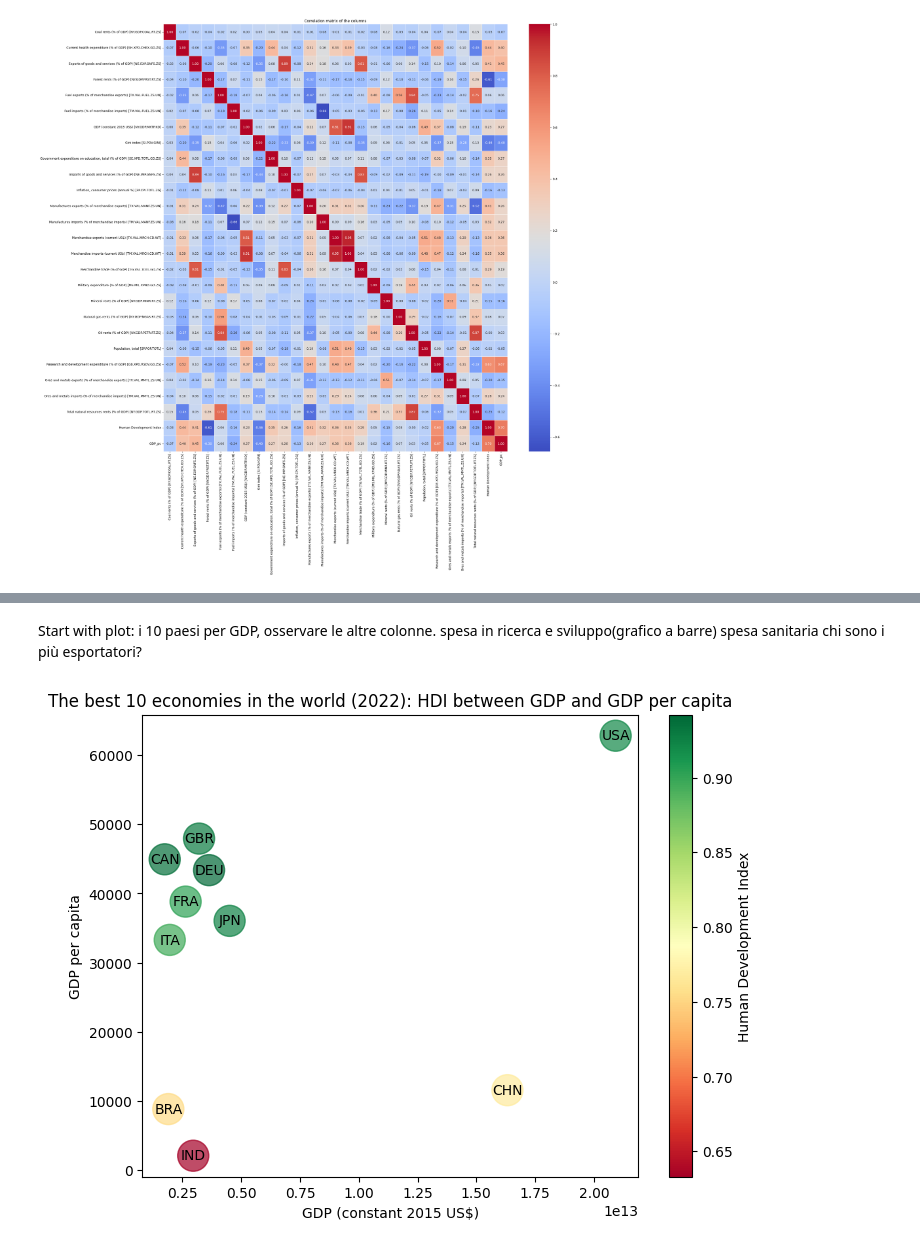
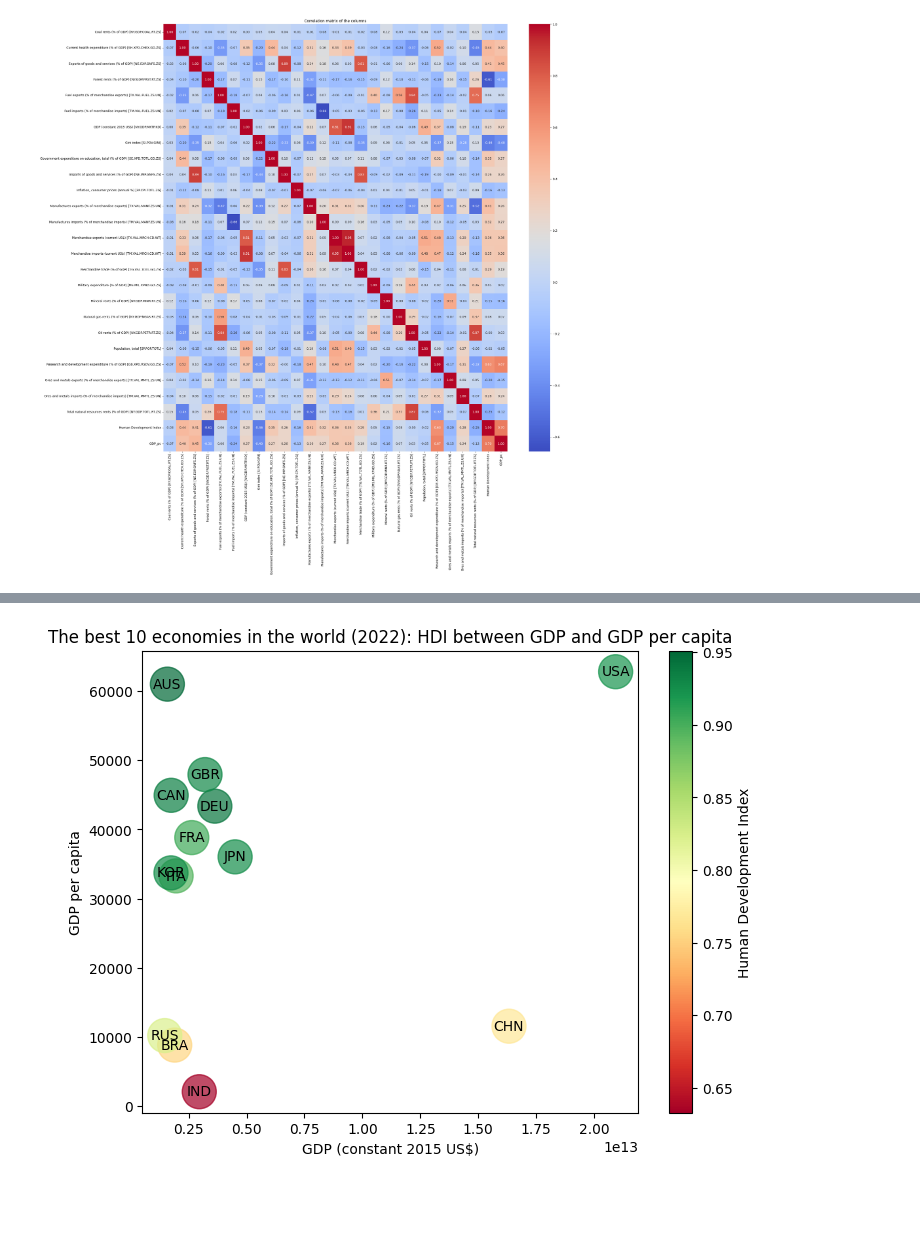
Before and after one commit to LosaLosSantos/Project_ER, a Jupyter notebook: Clean and Exploration.ipynb, the cells around one changed output, grey strips where cells are left out. Saved outputs shown, nothing was run; the diff lists cells and outputs as text; code cells hidden in the pictures; blank space fills up the shorter version.

Commit message:
explore and clean (line charts)

```diff
--- a/Clean and Exploration.ipynb
+++ b/Clean and Exploration.ipynb
@@ -658,11 +659,9 @@ plt.show()
 # %% [output]
 [figure]
 # %%
-#I want select the first 10 country of GDP (constant 2015 US$)"
-sorted_gdp_df = Glob_df3.loc[Glob_df3.index.get_level_values("Year") == 2022].sort_values(by="GDP (constant 2015 US$) [NY.GDP.MKTP.KD]", ascending=False)
-
-# Selecting the countries
-top_gdp_countries = sorted_gdp_df.head(10)
-
+#I want select the first 13 country of GDP (constant 2015 US$)"
+sorted_22_gdp_df = Glob_df3.loc[Glob_df3.index.get_level_values("Year") == 2022].sort_values(by="GDP (constant 2015 US$) [NY.GDP.MKTP.KD]", ascending=False)
+top_gdp9_countries = sorted_22_gdp_df.head(9) #i will use this for the line graph of the gdp performance
+top_gdp_countries = sorted_22_gdp_df.head(13) #i will use it for the dataset useful for the graphs
 print(top_gdp_countries.index.get_level_values("Code"))
 # %% [output]
@@ -691,37 +728,31 @@ GDP_cons_df_2022 = GDP_cons_df.loc[GDP_cons_df.index.get_level_values("Year") ==
-# %% [markdown]
-Start with plot:
-i 10 paesi per GDP, osservare le altre colonne.
-spesa in ricerca e sviluppo(grafico a barre)
-spesa sanitaria
-chi sono i più esportatori?
 # %%
 
 from matplotlib.cm import ScalarMappable
 
 #Show the GDP per capita and Human Development Index for the best 10 economies in the world in the 2022
 plt.figure(figsize=(8, 6))
 
 scatter = plt.scatter(GDP_cons_df_2022["GDP (constant 2015 US$) [NY.GDP.MKTP.KD]"], GDP_cons_df_2022["GDP_pc"],
-                      s=500, c=GDP_cons_df_2022["Human Development Index"],
+                      s=600, c=GDP_cons_df_2022["Human Development Index"],
                       cmap='RdYlGn', alpha=0.7, label='GDP')
 
 #labels with country names for each point
 for i, code in enumerate(GDP_cons_df_2022.index.get_level_values("Code")):
     plt.annotate(code,(GDP_cons_df_2022["GDP (constant 2015 US$) [NY.GDP.MKTP.KD]"].iloc[i], GDP_cons_df_2022["GDP_pc"].iloc[i]),
                  fontsize=10, ha='center',va='center',xytext=(0, 0), textcoords='offset points')
 
 plt.xlabel("GDP (constant 2015 US$)")
 plt.ylabel("GDP per capita")
 plt.title("The best 10 economies in the world (2022): HDI between GDP and GDP per capita")
 
 #Color Bar
 sm = ScalarMappable(cmap='RdYlGn')
 sm.set_array(GDP_cons_df_2022["Human Development Index"])
 
 #Position of the bar
 cbar = plt.colorbar(sm, label='Human Development Index', orientation='vertical', ax=plt.gca())
 cbar.set_label('Human Development Index')
 
 plt.show()
 # %% [output]
-[figure, old version]
+[figure, new version]
```
Also changed, not shown: parts of 20 cells of this notebook, 1 other file.
